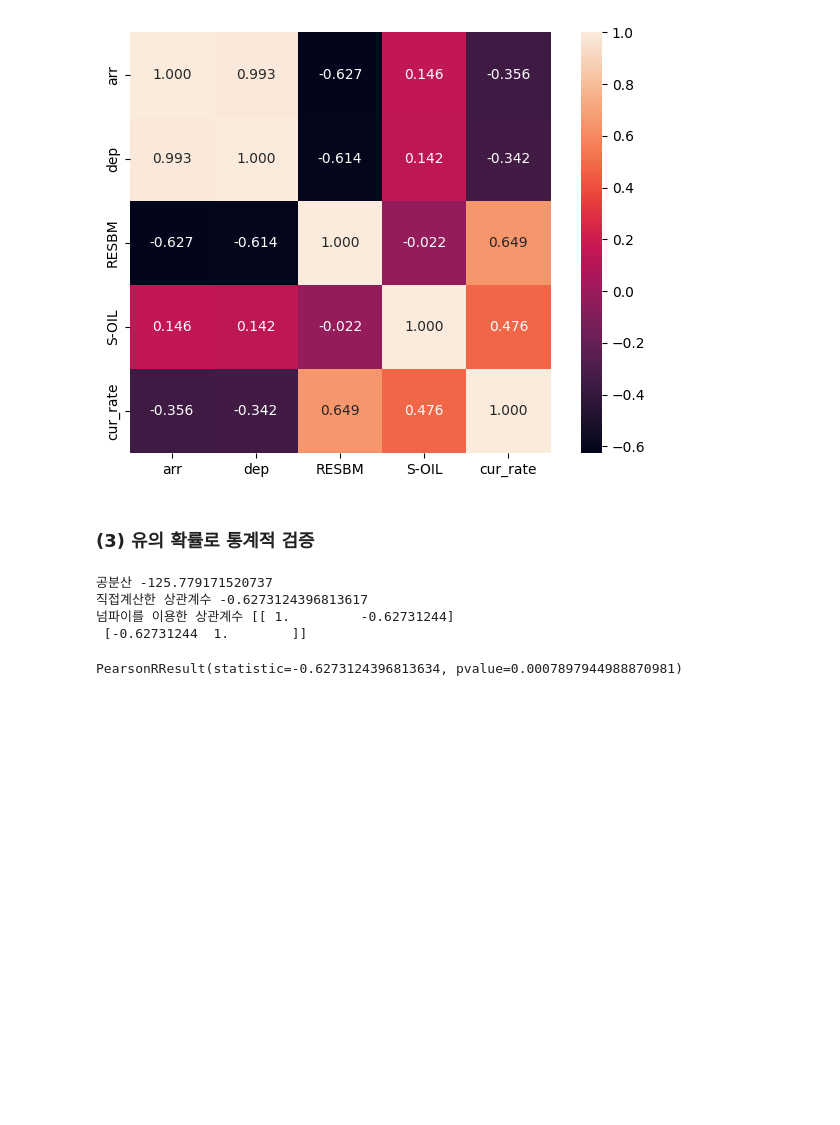
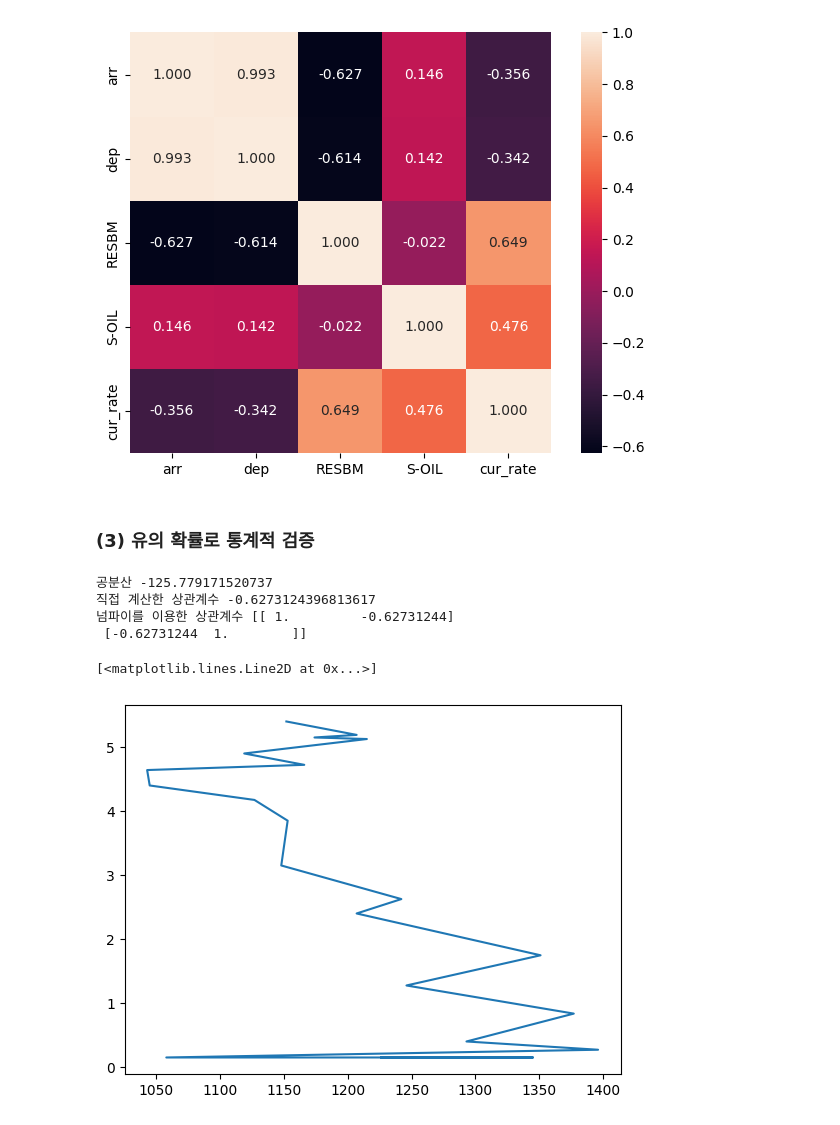
Before and after one commit to moonIsMyFriend/data_programming, a Jupyter notebook: research03.ipynb, the cells around one changed output. Saved outputs shown, nothing was run; the diff lists cells and outputs as text; code cells hidden in the pictures; blank space fills up the shorter version.

```diff
--- a/research03.ipynb
+++ b/research03.ipynb
@@ -256,31 +166,34 @@ plt.show()
 # %%
 import scipy.stats as stats
 
 # 선박의 입항(척수)와 미국기준금리 상관관계 검증
 X = df['arr'].values
 Y = df['RESBM'].values
 
 # 선박의 입항(척수)와 환율의 상관관계 검증
 # X = df['arr'].values
 # Y = df['cur_rate'].values
 
 cov = (np.sum(X*Y) - len(X)*np.mean(X)*np.mean(Y)) / len(X)
 # cov = np.cov(X, Y) #넘파이를 이용한 공분산
 print('공분산', cov)
 
 corr = cov/(np.std(X) * np.std(Y))
 print('직접 계산한 상관계수', corr)
 
 r = np.corrcoef(X, Y)
 print('넘파이를 이용한 상관계수', r)
 
 
 # scipy모듈을 이용한 상관계수와 유의확률
 # 결론: 유의확률이 0.05미만이면 두 요인간의 상관관계가 통계적으로 유의함
 stats.pearsonr(X,Y)
+
+plt.plot(X,Y)
 # %% [output]
 공분산 -125.779171520737
-직접계산한 상관계수 -0.6273124396813617
+직접 계산한 상관계수 -0.6273124396813617
 넘파이를 이용한 상관계수 [[ 1.         -0.62731244]
  [-0.62731244  1.        ]]
-PearsonRResult(statistic=-0.6273124396813634, pvalue=0.0007897944988870981)
+[<matplotlib.lines.Line2D at 0x...>]
+[figure, added]
```
Also changed, not shown: parts of 5 cells of this notebook, 3 other files.
